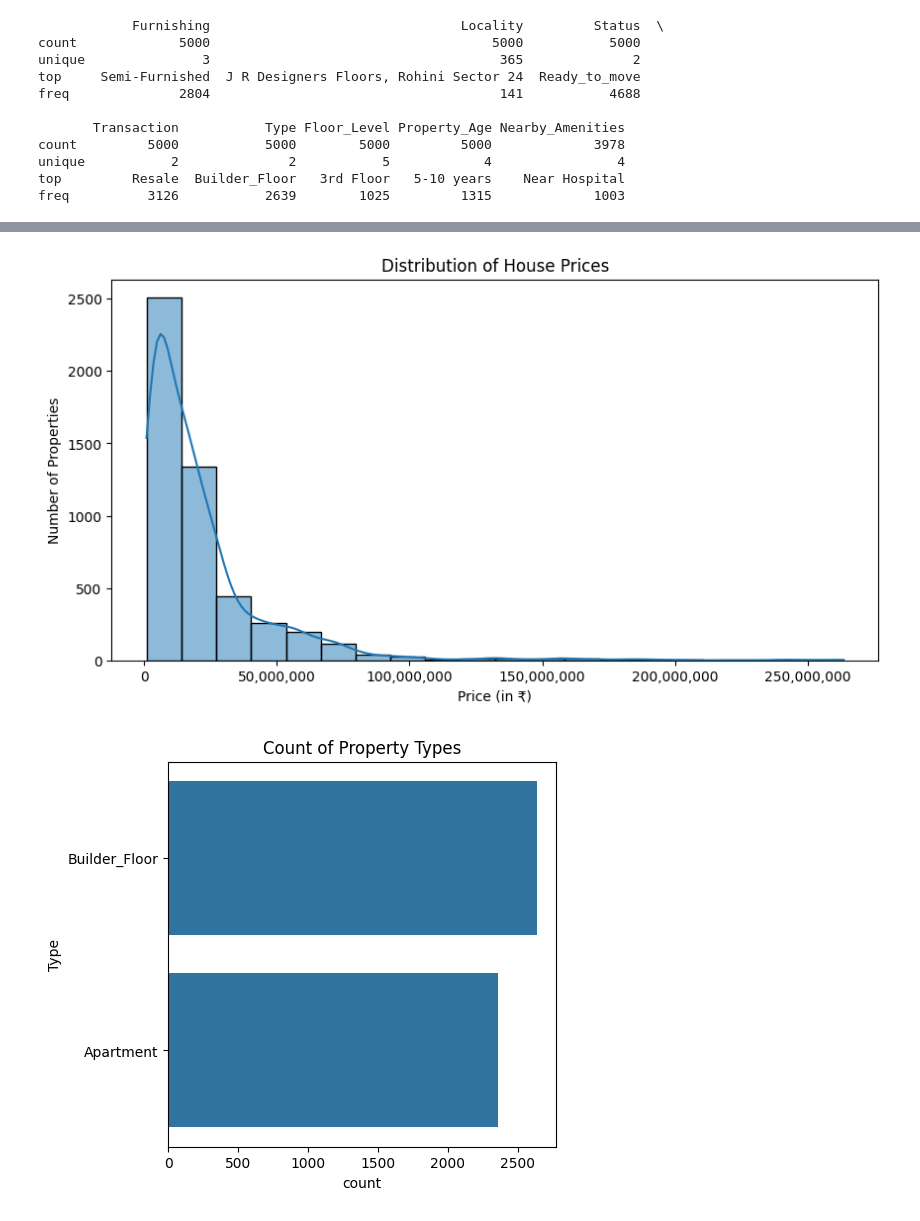
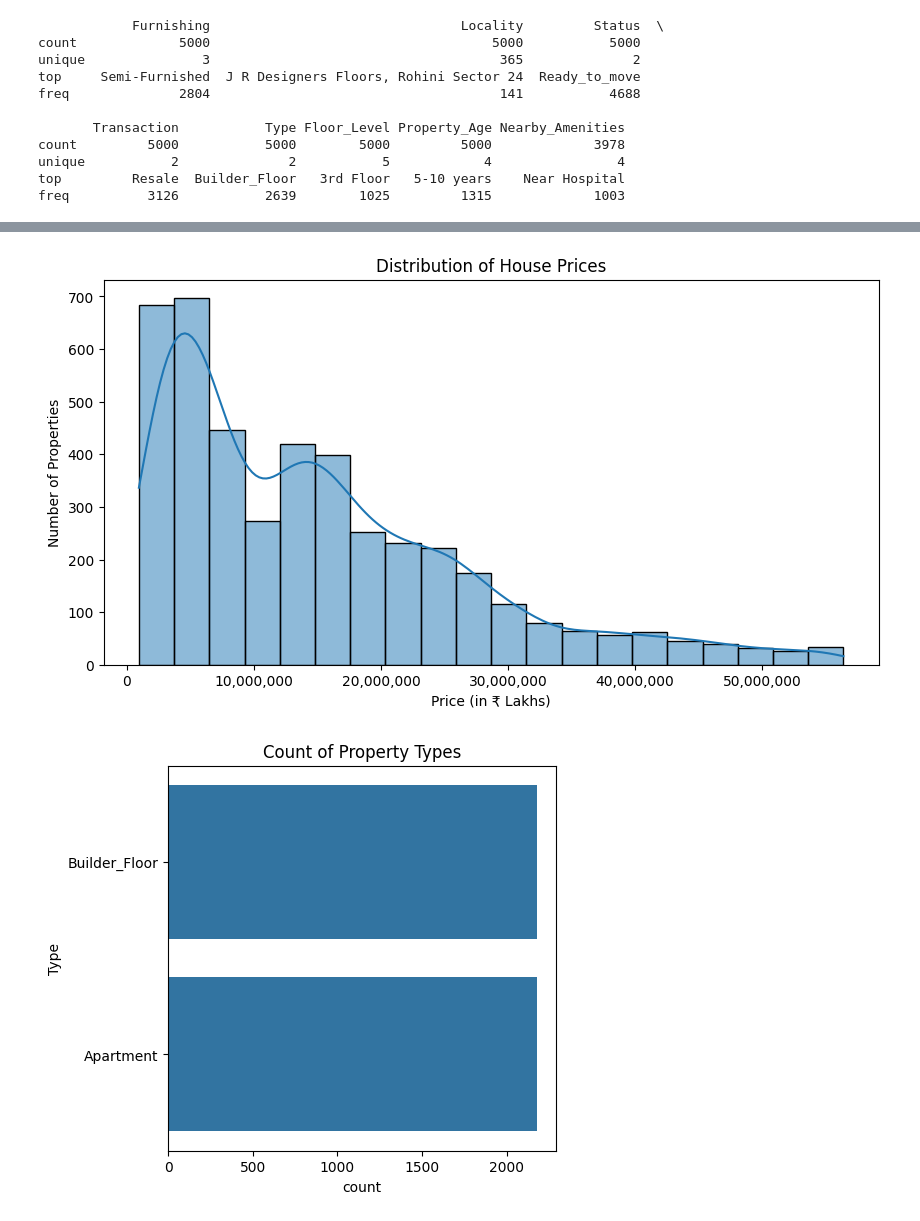
Before and after one commit to vandita-yadav/Indian-Real-Estate-Price-Analysis-Insights, a Jupyter notebook: CA2_VanditaYadav.ipynb, the cells around one changed output, grey strips where cells are left out. Saved outputs shown, nothing was run; the diff lists cells and outputs as text; code cells hidden in the pictures.

```diff
--- a/CA2_VanditaYadav.ipynb
+++ b/CA2_VanditaYadav.ipynb
@@ -171,3 +171,24 @@ count         5000           5000        5000         5000             3978
 unique           2              2           5            4                4
 top         Resale  Builder_Floor   3rd Floor   5-10 years    Near Hospital
 freq          3126           2639        1025         1315             1003
+# %%
+def remove_outliers_iqr(df, column):
+    Q1 = df[column].quantile(0.25)
+    Q3 = df[column].quantile(0.75)
+    IQR = Q3 - Q1
+    lower = Q1 - 1.5 * IQR
+    upper = Q3 + 1.5 * IQR
+    return df[(df[column] >= lower) & (df[column] <= upper)]
+
+
+numeric_cols = ['Price', 'Area', 'Per_Sqft']
+
+
+data_no_outliers = data.copy()
+
+for col in numeric_cols:
+    data_no_outliers = remove_outliers_iqr(data_no_outliers, col)
+
+
+print("Original data shape:", data.shape)
+print("After outlier removal:", data_no_outliers.shape)
@@ -182,19 +207,22 @@ plt.show()
 # %%
-# Number of properties vs their prices
+# HISTOGRAM PLOT TO SHOW RELATION BETWEEN NUMBER OF PROPERTIES VS PRICES
+
 plt.figure(figsize=(10, 5))
-sns.histplot(data['Price'], bins=20, kde=True)
+sns.histplot(data_no_outliers['Price'] / 1e5, bins=20, kde=True)
 plt.title("Distribution of House Prices")
-plt.xlabel("Price (in ₹)")
+plt.xlabel("Price (in ₹ Lakhs)")
 plt.ylabel("Number of Properties")
-plt.gca().xaxis.set_major_formatter(ticker.FuncFormatter(lambda x, _: f'{int(x):,}')) #***
+plt.gca().xaxis.set_major_formatter(ticker.FuncFormatter(lambda x, _: f'{int(x * 1e5):,}'))
 plt.show()
 # %% [output]
-[figure, old version]
+[figure, new version]
 # %%
+# NUMBER OF PROPERTIES VS PROPERTY TYPES
+
 plt.figure(figsize=(5, 5))
-sns.countplot(data['Type'])
+sns.countplot(data_no_outliers['Type'])
 plt.title("Count of Property Types")
 plt.xticks(rotation=0)
 plt.show()
 # %% [output]
-[figure, old version]
+[figure, new version]
```
Also changed, not shown: parts of 10 cells of this notebook.
